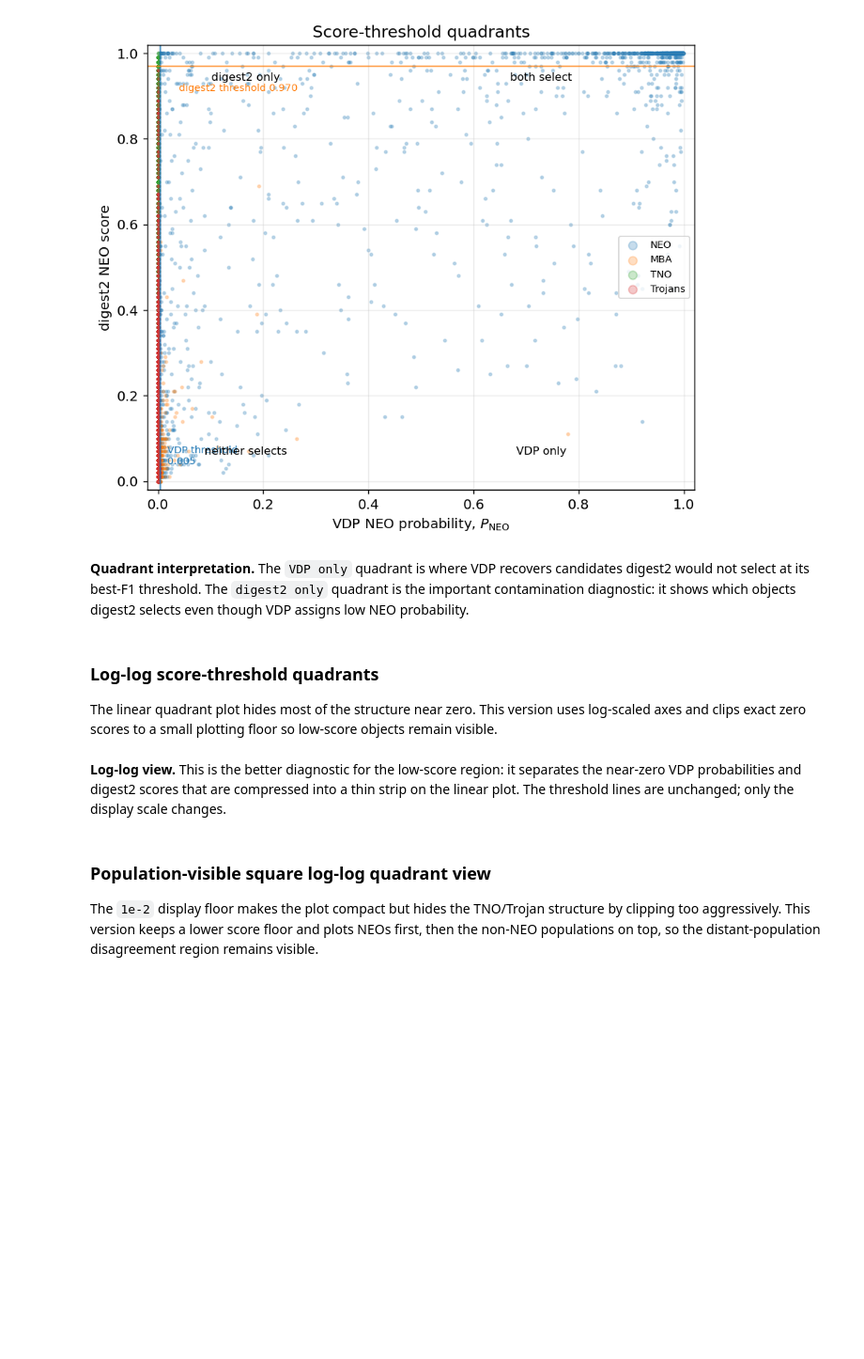
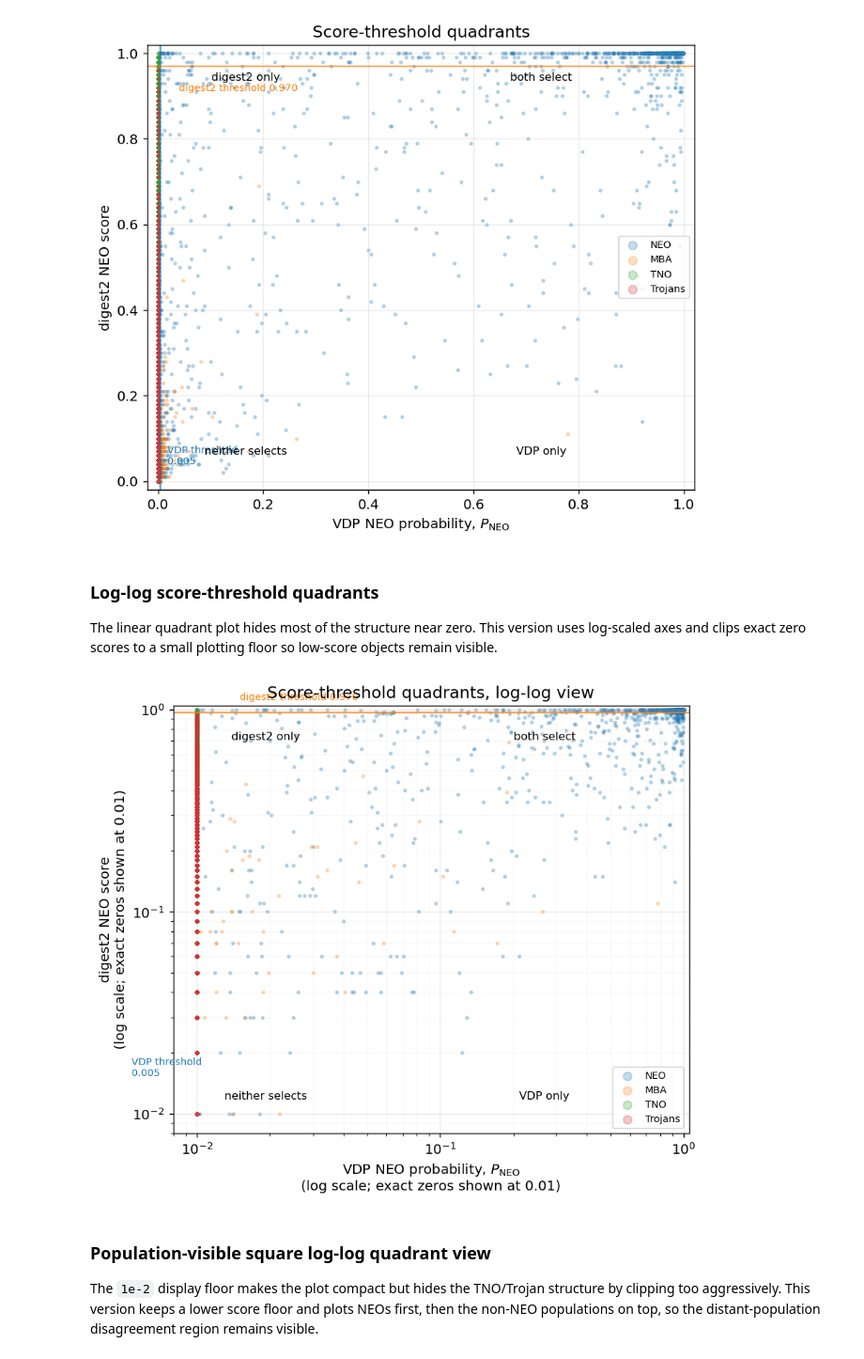
Before and after one commit to devanshi-s04/neomod, a Jupyter notebook: digest2_comparison.ipynb, the cells around one changed output. Shown at 94% size. Saved outputs shown, nothing was run; the diff lists cells and outputs as text; code cells hidden in the pictures; blank space fills up the shorter version.

```diff
--- a/digest2_comparison.ipynb
+++ b/digest2_comparison.ipynb
@@ -278,14 +263,50 @@ plt.close(fig)
 | digest2 only | 0 | 6 | 139 | 0 | 145 | 4.1% |
 | neither selects | 15244 | 478 | 7288 | 13035 | 36045 | 1.3% |
 [figure]
-# %% [markdown]
-**Quadrant interpretation.** The `VDP only` quadrant is where VDP recovers candidates digest2 would not select at its best-F1 threshold. The `digest2 only` quadrant is the important contamination diagnostic: it shows which objects digest2 selects even though VDP assigns low NEO probability.
 # %% [markdown]
 ### Log-log score-threshold quadrants
 
 The linear quadrant plot hides most of the structure near zero. This version uses log-scaled axes and clips exact zero scores to a small plotting floor so low-score objects remain visible.
-# %% [markdown]
-**Log-log view.** This is the better diagnostic for the low-score region: it separates the near-zero VDP probabilities and digest2 scores that are compressed into a thin strip on the linear plot. The threshold lines are unchanged; only the display scale changes.
+# %%
+score_floor = 1e-2
+
+x_log = np.clip(df['P_NEO_vdp'].to_numpy(), score_floor, 1.0)
+y_log = np.clip(df['P_NEO_d2'].to_numpy(),  score_floor, 1.0)
+
+fig, ax = plt.subplots(figsize=(7, 6))
+for pop in pops:
+    mask = (df.true_population == pop).to_numpy()
+    ax.scatter(x_log[mask], y_log[mask], s=5, alpha=0.25,
+               label=pop, color=colors.get(pop), rasterized=True)
+
+ax.axvline(tv, color='tab:blue', lw=1.3, alpha=0.75)
+ax.axhline(td, color='tab:orange', lw=1.3, alpha=0.75)
+ax.text(tv * 1.08, score_floor * 1.5, f'VDP threshold\n{tv:.3f}',
+        color='tab:blue', fontsize=8, va='bottom')
+ax.text(score_floor * 1.5, td * 1.12, f'digest2 threshold {td:.3f}',
+        color='tab:orange', fontsize=8, va='bottom')
+
+ax.text(0.72, 0.92, 'both select',    transform=ax.transAxes, fontsize=9, ha='center')
+ax.text(0.72, 0.08, 'VDP only',       transform=ax.transAxes, fontsize=9, ha='center')
+ax.text(0.18, 0.92, 'digest2 only',   transform=ax.transAxes, fontsize=9, ha='center')
+ax.text(0.18, 0.08, 'neither selects',transform=ax.transAxes, fontsize=9, ha='center')
+
+ax.set_xscale('log')
+ax.set_yscale('log')
+ax.set_xlim(score_floor * 0.8, 1.05)
+ax.set_ylim(score_floor * 0.8, 1.05)
+ax.set_xlabel(f'VDP NEO probability, $P_{{\\mathrm{{NEO}}}}$\n(log scale; exact zeros shown at {score_floor:g})')
+ax.set_ylabel(f'digest2 NEO score\n(log scale; exact zeros shown at {score_floor:g})')
+ax.set_title('Score-threshold quadrants, log-log view')
+ax.grid(alpha=0.25, which='major')
+ax.grid(alpha=0.07, which='minor')
+ax.legend(fontsize=8, markerscale=3, loc='lower right')
+
+plt.tight_layout()
+plt.show()
+plt.close(fig)
+# %% [output]
+[figure, added]
 # %% [markdown]
 ### Population-visible square log-log quadrant view
 
```
Also changed, not shown: parts of 19 cells of this notebook.
